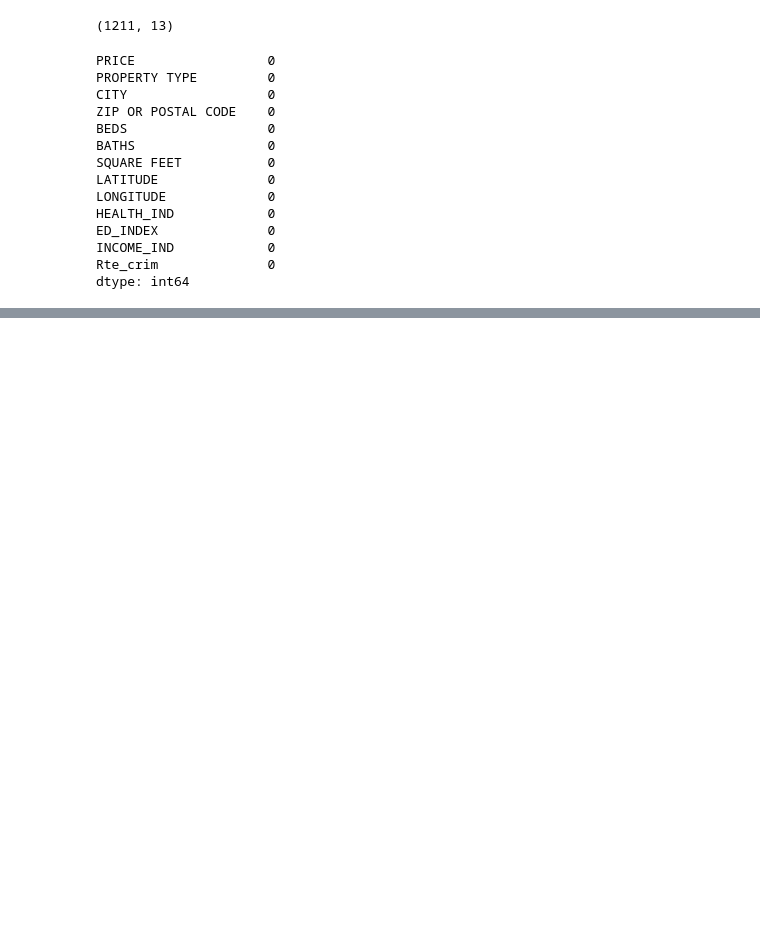
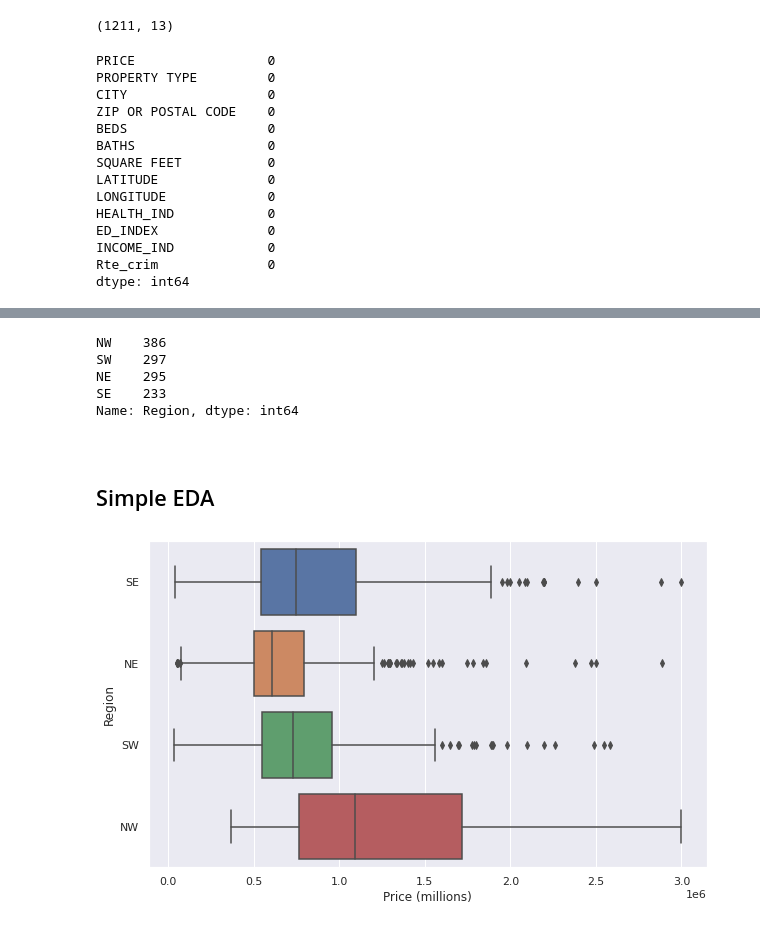
Before and after one commit to Christopher-Liu/Irvine-Property-Value-Analysis, a Jupyter notebook: analysis_la.ipynb, the cells around one changed output, grey strips where cells are left out. Saved outputs shown, nothing was run; the diff lists cells and outputs as text; code cells hidden in the pictures; blank space fills up the shorter version.

Commit message:
Performed basic EDA with data

```diff
--- a/analysis_la.ipynb
+++ b/analysis_la.ipynb
@@ -474,0 +483,4 @@ df_full_merged.head()
+# %%
+pershing_coords = (34.0486, -118.2529)
+
+df_full_merged['DTLA_Dist'] = df_full_merged.apply(lambda row: distance.distance((row['LATITUDE'], row['LONGITUDE']), pershing_coords).km, axis = 1)
@@ -474,0 +510,25 @@ df_full_merged.head()
+# %%
+def city_bins(row):
+    if row in ['Alhambra', 'San Gabriel', 'Rosemead', 'Monterey Park', 'South El Monte', 'El Monte', 'Montebello', 'Pico Rivera', 'East Los Angeles']:
+        return 'SW'
+    elif row in ['South Pasadena', 'Temple City', 'Pasadena', 'Arcadia', 'San Marino', 'Sierra Madre', 'Monrovia', 'Duarte']:
+        return 'NW'
+    elif row in ['Hacienda Heights', 'La Puente', 'Rowland Heights', 'Diamond Bar', 'Walnut', 'Valinda']:
+        return 'SE'
+    else:
+        return 'NE'
+
+
+df_full_merged['Region'] = df_full_merged['CITY'].apply(lambda row: city_bins(row))
+# %%
+df_full_merged['Region'].value_counts()
+# %% [output]
+NW    386
+SW    297
+NE    295
+SE    233
+Name: Region, dtype: int64
+# %% [markdown]
+<br>
+
+## Simple EDA
@@ -474,0 +538,7 @@ df_full_merged.head()
+# %%
+f, ax = plt.subplots(figsize=(10, 6))
+
+sns.boxplot(y='Region', x='PRICE', data=df_full_merged, ax=ax)
+ax.set(xlabel = 'Price (millions)');
+# %% [output]
+[figure, added]
```
Also changed, not shown: parts of 14 cells of this notebook.
